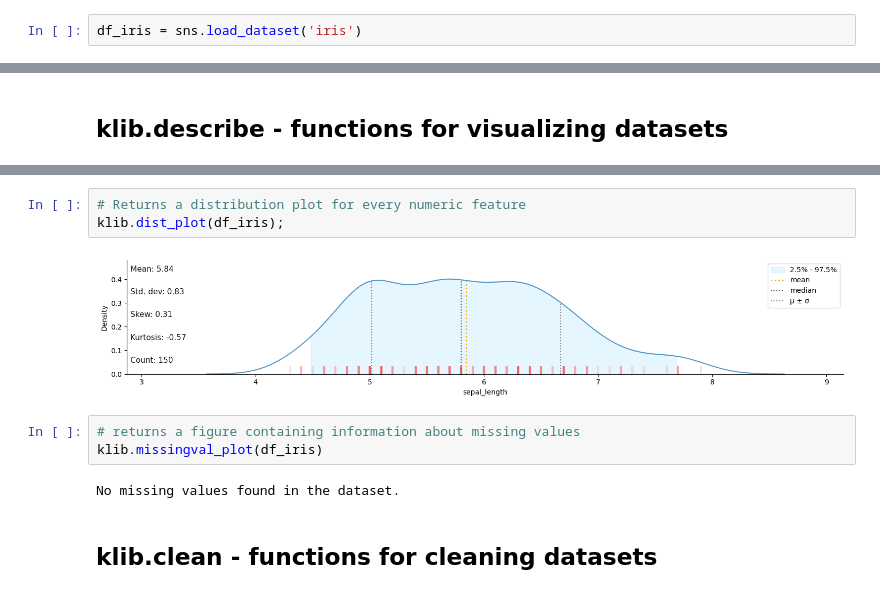
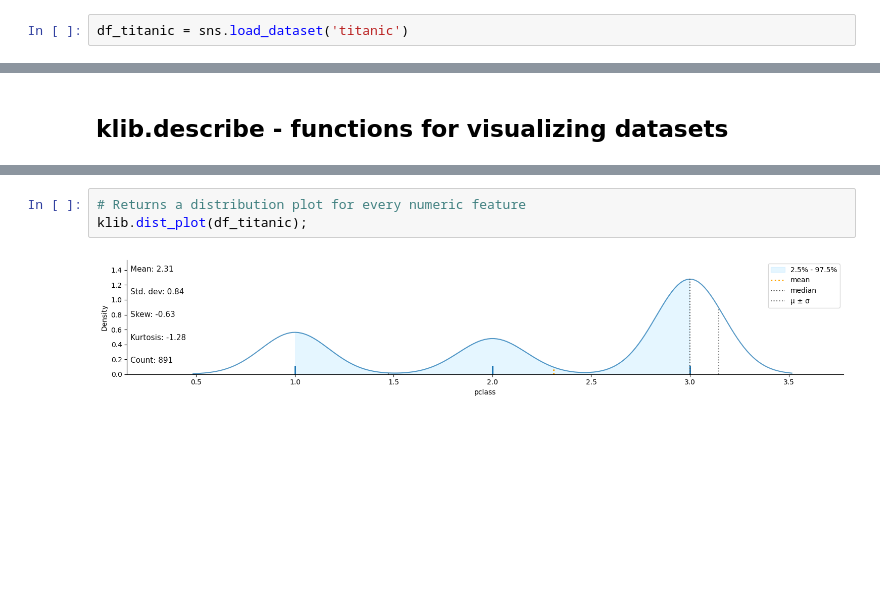
Before and after one commit to ArielGoldman89/Automated-EDA-Python, a Jupyter notebook: KLIB.ipynb, the cells around one changed output, grey strips where cells are left out. Saved outputs shown, nothing was run; the diff lists cells and outputs as text; blank space fills up the shorter version.

```diff
--- a/KLIB.ipynb
+++ b/KLIB.ipynb
@@ -41,2 +41,2 @@ print(sns.get_dataset_names())
 # %%
-df_iris = sns.load_dataset('iris')
+df_titanic = sns.load_dataset('titanic')
@@ -159,12 +157,5 @@ Displaying absolute correlations above the threshold (0.3). Specify a positive "
 # %%
 # Returns a distribution plot for every numeric feature
-klib.dist_plot(df_iris);
+klib.dist_plot(df_titanic);
 # %% [output]
-[figure, old version]
+[figure, new version]
-# %%
-# returns a figure containing information about missing values
-klib.missingval_plot(df_iris)
-# %% [output]
-No missing values found in the dataset.
-# %% [markdown]
-## klib.clean - functions for cleaning datasets
```
Also changed, not shown: parts of 12 cells of this notebook.
